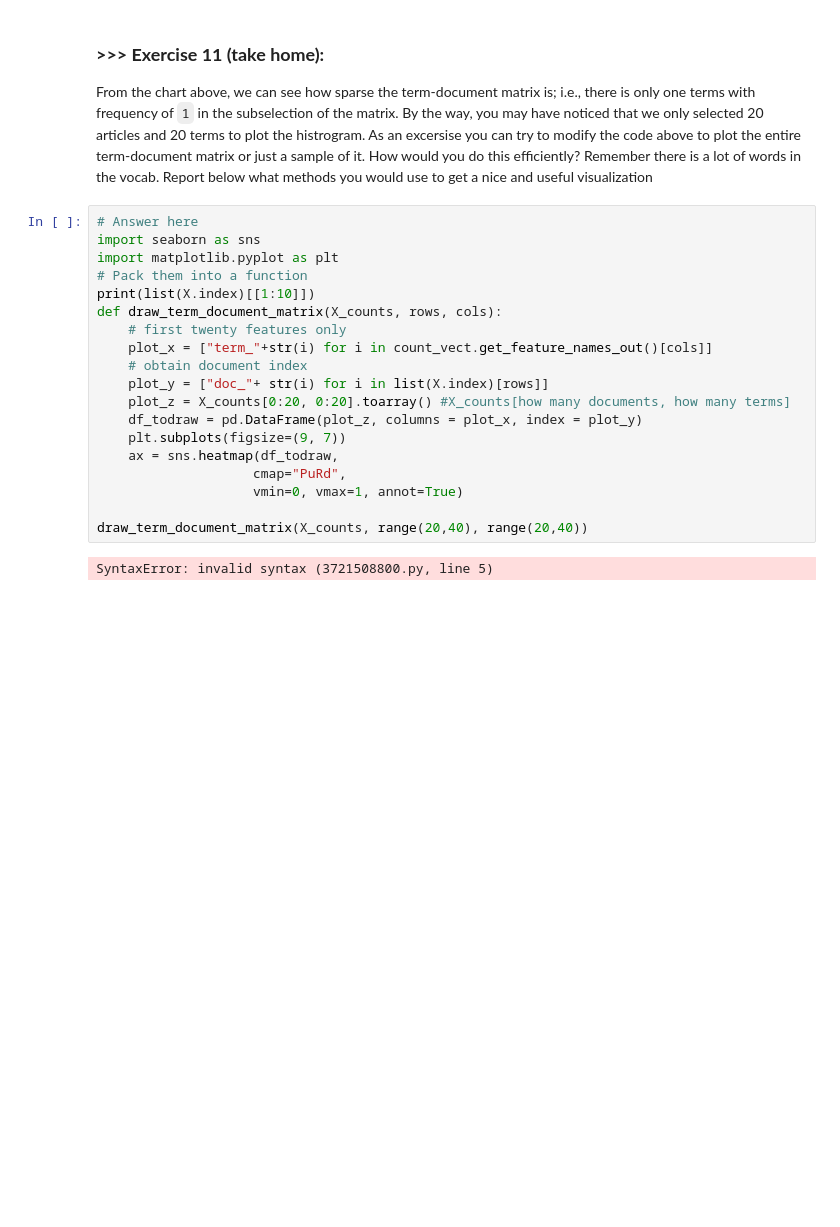
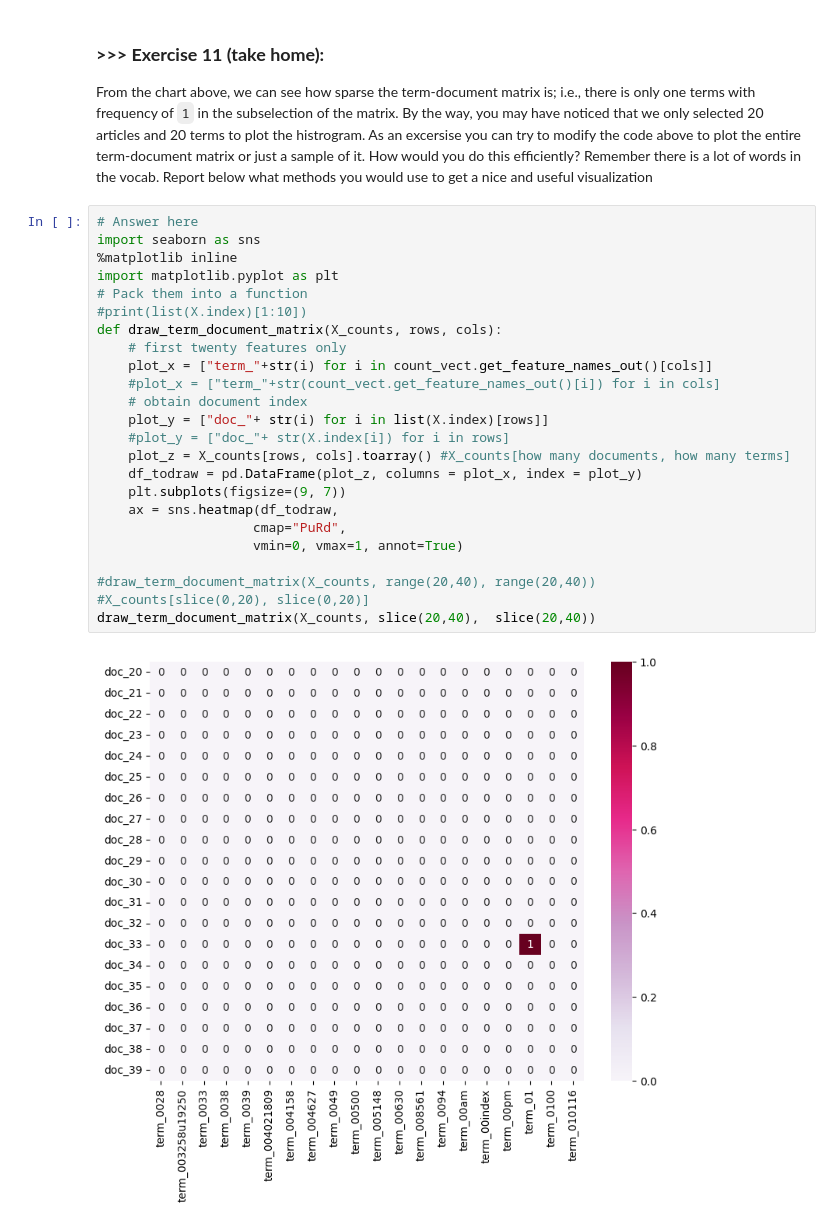
Before and after one commit to Pxter7777/DM2022-Lab1-Homework, a Jupyter notebook: TakeHomeExercise.ipynb, the cells around one changed output. Cells and saved outputs as stored; diff of their text form; blank space fills up the shorter version.

```diff
--- a/TakeHomeExercise.ipynb
+++ b/TakeHomeExercise.ipynb
@@ -197,21 +197,26 @@ From the chart above, we can see how sparse the term-document matrix is; i.e., t
 # %%
 # Answer here
 import seaborn as sns
+%matplotlib inline
 import matplotlib.pyplot as plt
 # Pack them into a function
-print(list(X.index)[[1:10]])
+#print(list(X.index)[1:10])
 def draw_term_document_matrix(X_counts, rows, cols):
     # first twenty features only
     plot_x = ["term_"+str(i) for i in count_vect.get_feature_names_out()[cols]]
+    #plot_x = ["term_"+str(count_vect.get_feature_names_out()[i]) for i in cols]
     # obtain document index
     plot_y = ["doc_"+ str(i) for i in list(X.index)[rows]]
-    plot_z = X_counts[0:20, 0:20].toarray() #X_counts[how many documents, how many terms]
+    #plot_y = ["doc_"+ str(X.index[i]) for i in rows]
+    plot_z = X_counts[rows, cols].toarray() #X_counts[how many documents, how many terms]
     df_todraw = pd.DataFrame(plot_z, columns = plot_x, index = plot_y)
     plt.subplots(figsize=(9, 7))
     ax = sns.heatmap(df_todraw,
                     cmap="PuRd",
                     vmin=0, vmax=1, annot=True)
 
-draw_term_document_matrix(X_counts, range(20,40), range(20,40))
+#draw_term_document_matrix(X_counts, range(20,40), range(20,40))
+#X_counts[slice(0,20), slice(0,20)]
+draw_term_document_matrix(X_counts, slice(20,40),  slice(20,40))
 # %% [output]
-SyntaxError: invalid syntax (3721508800.py, line 5)
+[figure, added]
```
Also changed, not shown: parts of 15 cells of this notebook.
